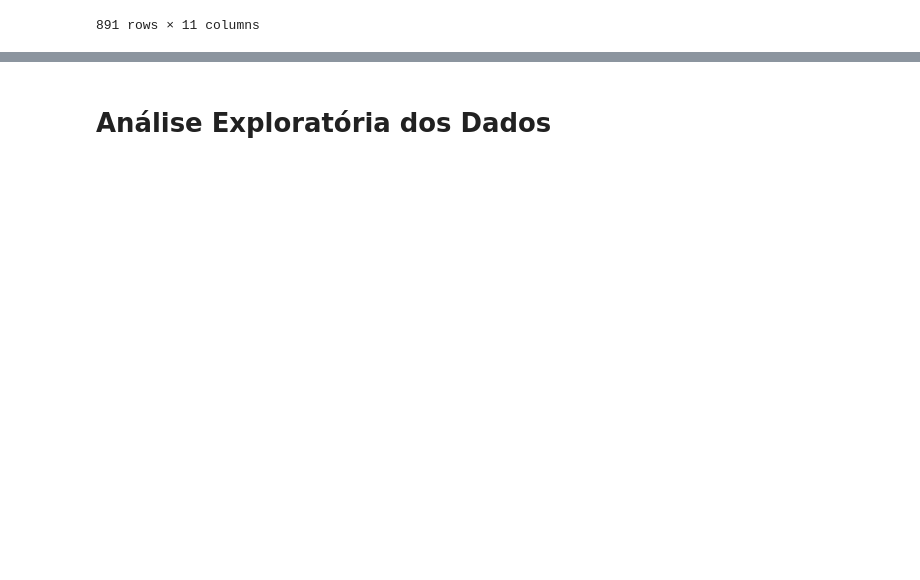
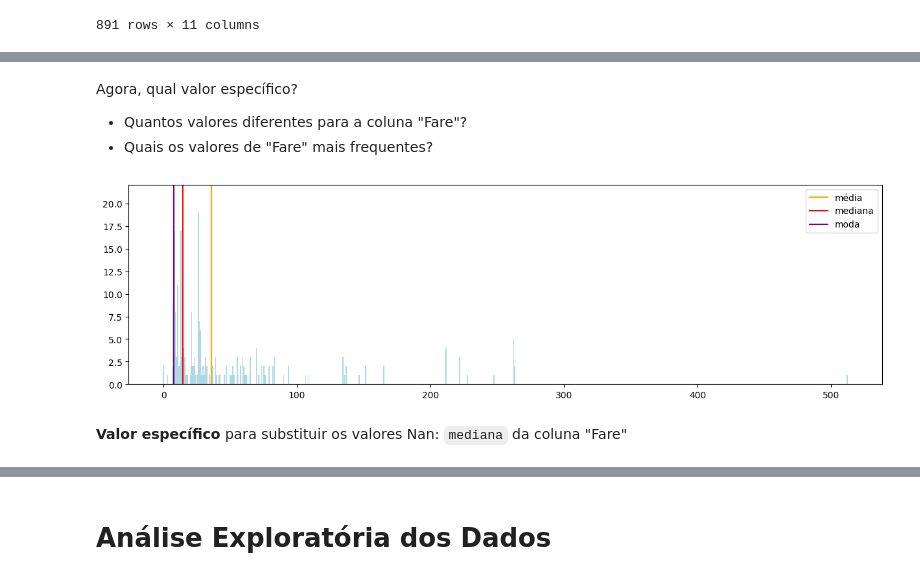
Before and after one commit to Giodzz/Kaggle, a Jupyter notebook: Titanic/titanic.ipynb, the cells around one changed output, grey strips where cells are left out. Cells and saved outputs as stored; diff of their text form; code cells hidden in the pictures; blank space fills up the shorter version.

```diff
--- a/Titanic/titanic.ipynb
+++ b/Titanic/titanic.ipynb
@@ -242,0 +250,17 @@ train_data
+# %% [markdown]
+Agora, qual valor específico?
+- Quantos valores diferentes para a coluna "Fare"?
+- Quais os valores de "Fare" mais frequentes?
+# %%
+fare = test_data['Fare']
+plt.figure(figsize=(15, 4))
+plt.bar(fare.value_counts().index, fare.value_counts(), color='lightblue')
+plt.axvline(fare.mean(), color='orange', label='média')
+plt.axvline(fare.median(), color='red', label='mediana')
+plt.axvline(fare.mode()[0], color='purple', label='moda')
+plt.legend(loc='upper right')
+plt.show()
+# %% [output]
+[figure, added]
+# %% [markdown]
+**Valor específico** para substituir os valores Nan: `mediana` da coluna "Fare"
```
Also changed, not shown: parts of 8 cells of this notebook.
